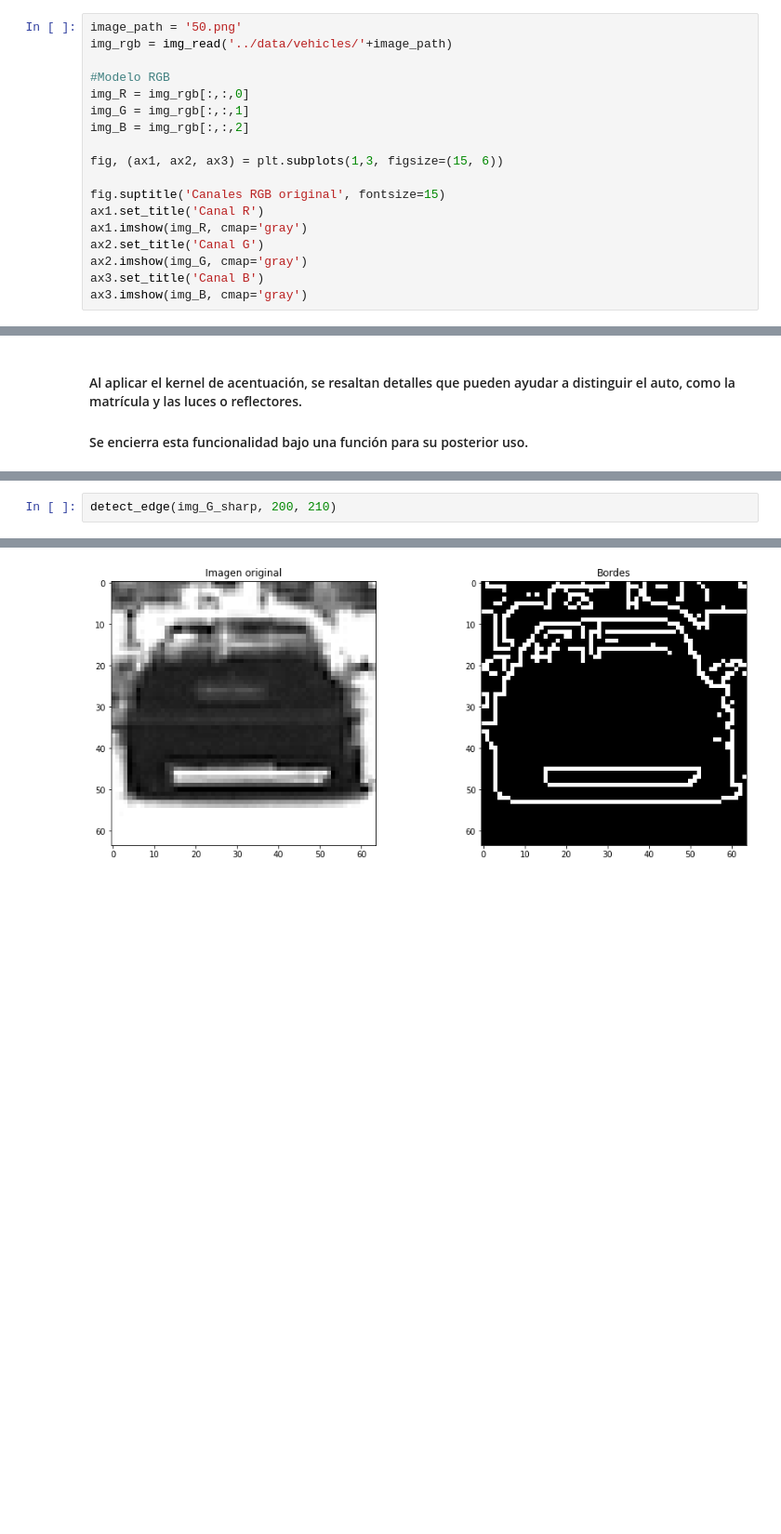
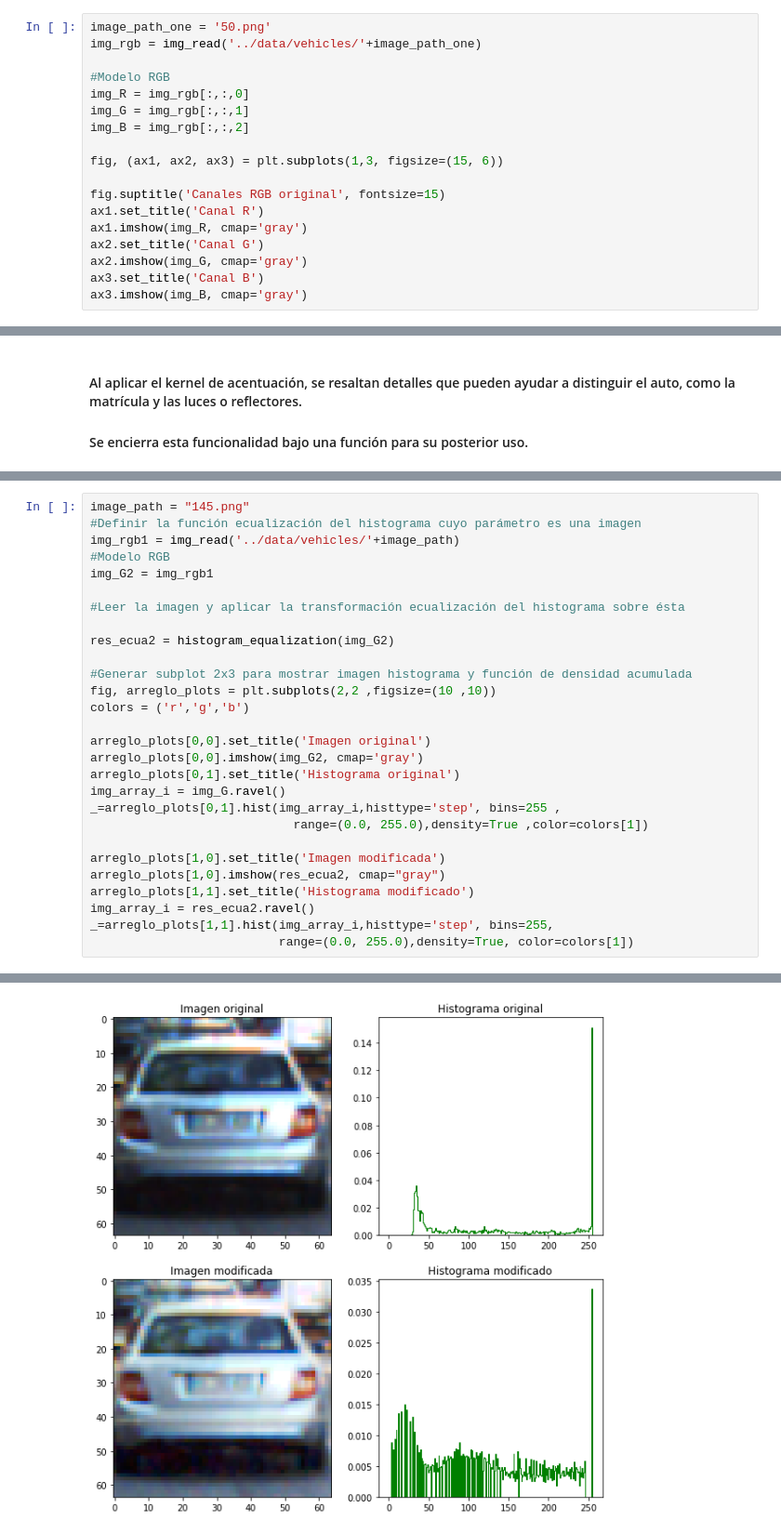
Before and after one commit to namadoa/Vision_por_Computador_2021_2, a Jupyter notebook: preprocessing/preprocessing.ipynb, the cells around one changed output, grey strips where cells are left out. Shown at 93% size. Drawn from its saved outputs; the diff is of its cells as text; blank space fills up the shorter version.

```diff
--- a/preprocessing/preprocessing.ipynb
+++ b/preprocessing/preprocessing.ipynb
@@ -44,6 +355,6 @@ def detect_edge(image, umbral_min, umbral_max, titulo = "Imagen original",canal
 # %%
-image_path = '50.png'
-img_rgb = img_read('../data/vehicles/'+image_path)
+image_path_one = '50.png'
+img_rgb = img_read('../data/vehicles/'+image_path_one)
 
 #Modelo RGB
 img_R = img_rgb[:,:,0]
@@ -145,3 +483,29 @@ def sharp_image(img):
 # %%
-detect_edge(img_G_sharp, 200, 210)
+image_path = "145.png"
+#Definir la función ecualización del histograma cuyo parámetro es una imagen
+img_rgb1 = img_read('../data/vehicles/'+image_path)
+#Modelo RGB
+img_G2 = img_rgb1
+
+#Leer la imagen y aplicar la transformación ecualización del histograma sobre ésta
+
+res_ecua2 = histogram_equalization(img_G2)
+
+#Generar subplot 2x3 para mostrar imagen histograma y función de densidad acumulada
+fig, arreglo_plots = plt.subplots(2,2 ,figsize=(10 ,10))
+colors = ('r','g','b')
+
+arreglo_plots[0,0].set_title('Imagen original')
+arreglo_plots[0,0].imshow(img_G2, cmap='gray')
+arreglo_plots[0,1].set_title('Histograma original')
+img_array_i = img_G.ravel()
+_=arreglo_plots[0,1].hist(img_array_i,histtype='step', bins=255 ,
+                            range=(0.0, 255.0),density=True ,color=colors[1])
+
+arreglo_plots[1,0].set_title('Imagen modificada')
+arreglo_plots[1,0].imshow(res_ecua2, cmap="gray")
+arreglo_plots[1,1].set_title('Histograma modificado')
+img_array_i = res_ecua2.ravel()
+_=arreglo_plots[1,1].hist(img_array_i,histtype='step', bins=255,
+                          range=(0.0, 255.0),density=True, color=colors[1])
 # %% [output]
@@ -148 +513 @@ detect_edge(img_G_sharp, 200, 210)
-[figure, old version]
+[figure, new version]
```
Also changed, not shown: parts of 29 cells of this notebook.
